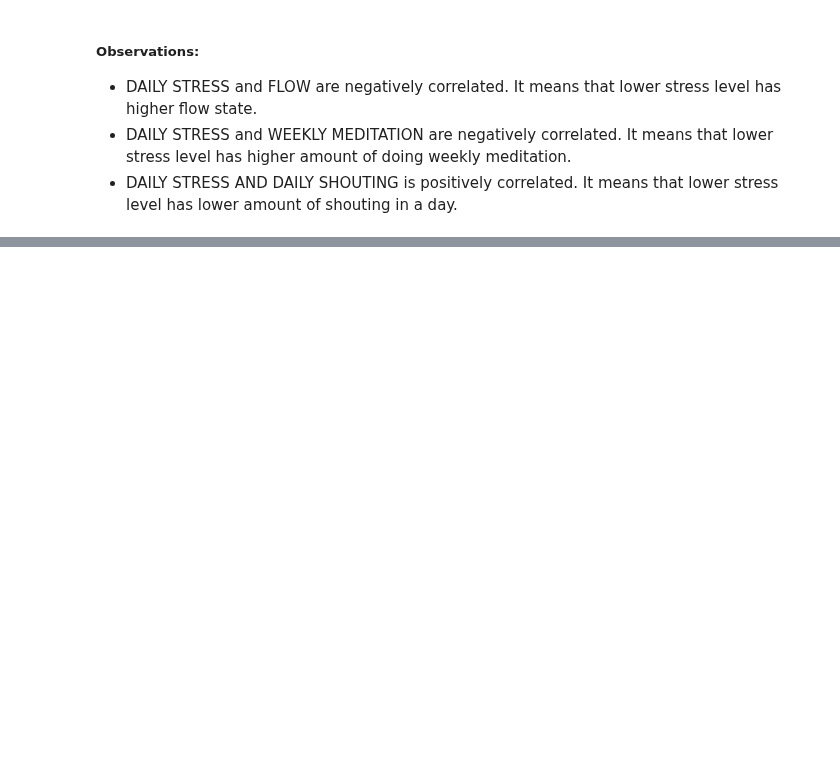
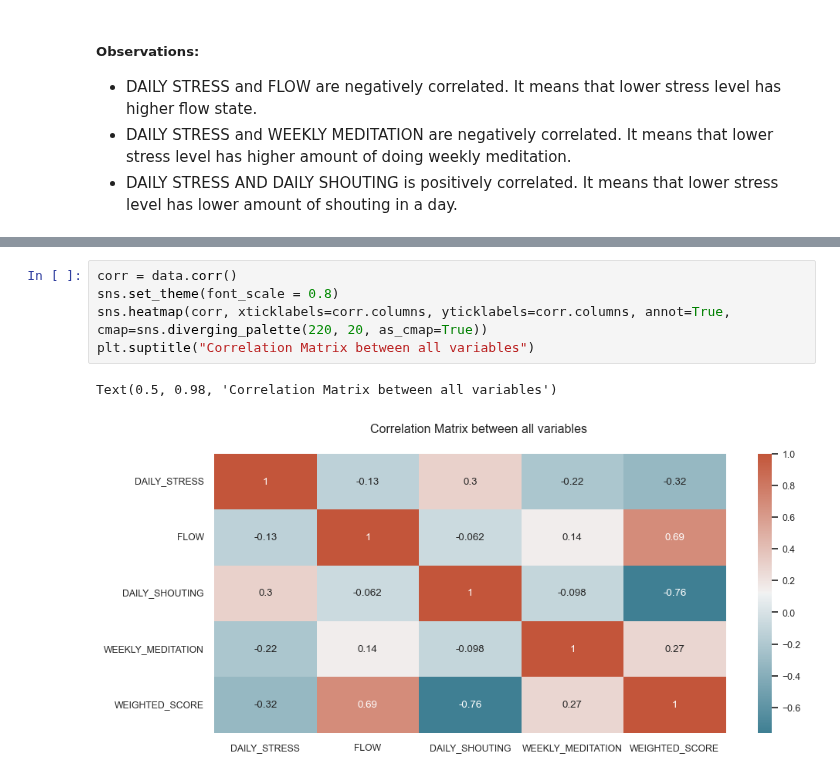
Before and after one commit to ubco-W2022T2-data301/project-group-group06, a Jupyter notebook: analysis/analysis1.ipynb, the cells around one changed output, grey strips where cells are left out. Drawn from its saved outputs; the diff is of its cells as text; blank space fills up the shorter version.

```diff
--- a/analysis/analysis1.ipynb
+++ b/analysis/analysis1.ipynb
@@ -295,0 +227,8 @@ array([ 5,  2,  0,  3,  1,  7,  6,  4, 10,  8,  9])
+# %%
+corr = data.corr()
+sns.set_theme(font_scale = 0.8)
+sns.heatmap(corr, xticklabels=corr.columns, yticklabels=corr.columns, annot=True, cmap=sns.diverging_palette(220, 20, as_cmap=True))
+plt.suptitle("Correlation Matrix between all variables")
+# %% [output]
+Text(0.5, 0.98, 'Correlation Matrix between all variables')
+[figure, added]
```
Also changed, not shown: parts of 43 cells of this notebook, 1 other file.
